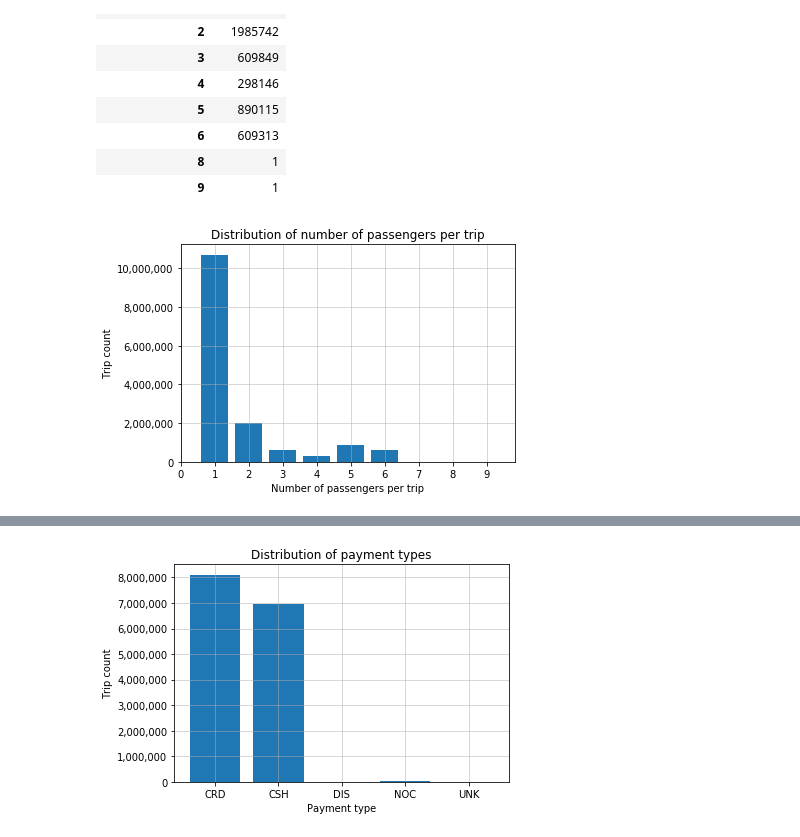
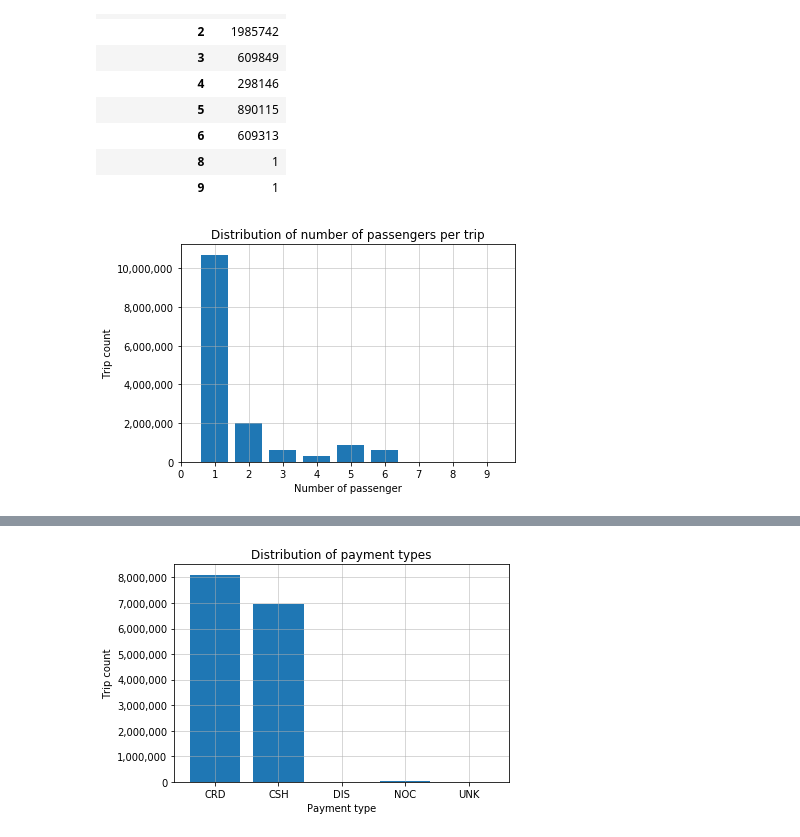
Before and after one commit to ERDuran/taxi, a Jupyter notebook: p01_inspect_data.ipynb, the cells around one changed output, grey strips where cells are left out. Drawn from its saved outputs; the diff is of its cells as text; code cells hidden in the pictures.

```diff
--- a/p01_inspect_data.ipynb
+++ b/p01_inspect_data.ipynb
@@ -130,11 +130,11 @@ passco_nzero_freq
 # %%
 plt.bar(passco_nzero_freq.index, passco_nzero_freq.frequency)
 plt.grid(linewidth=0.5)
 plt.xticks(range(10))
 plt.ylabel('Trip count')
-plt.xlabel('Number of passengers per trip')
+plt.xlabel('Number of passenger')
 plt.title('Distribution of number of passengers per trip')
 # plt.gca().ticklabel_format(style='plain')
 plt.gca().yaxis.set_major_formatter(mpl.ticker.StrMethodFormatter('{x:,.0f}'))
 # %% [output]
-[figure, old version]
+[figure, new version]
```
Also changed, not shown: parts of 12 cells of this notebook.
